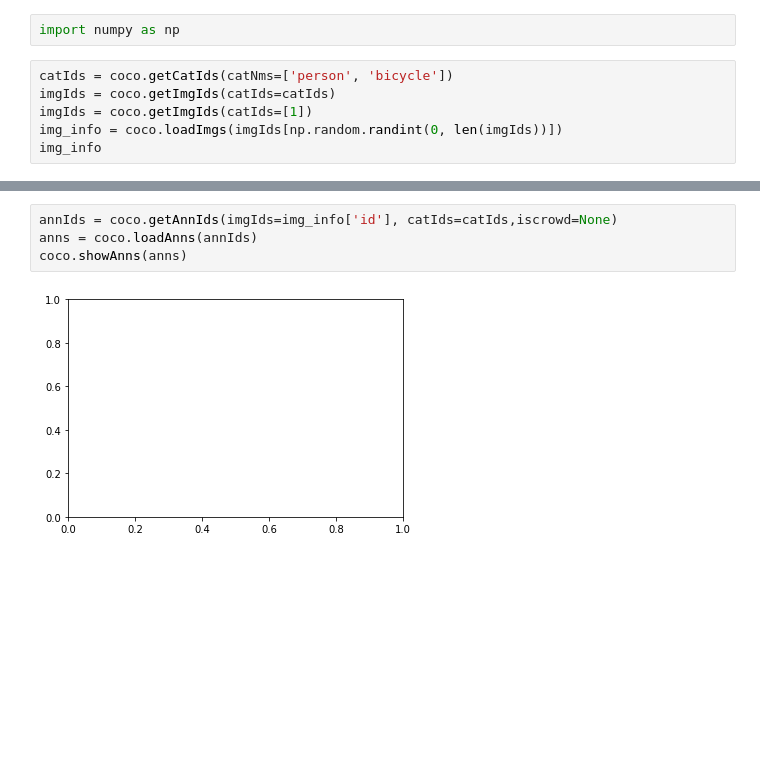
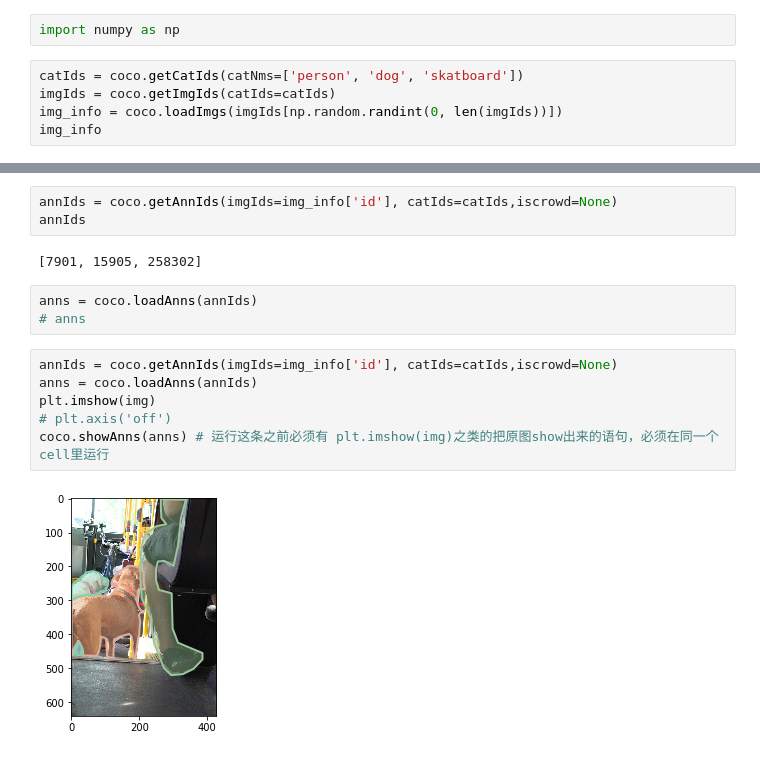
Before and after one commit to rg4sun/COCO_ABC, a Jupyter notebook: glance_through_COCO.ipynb, the cells around one changed output, grey strips where cells are left out. Cells and saved outputs as stored; diff of their text form; blank space fills up the shorter version.

Commit message:
anns show！！

```diff
--- a/glance_through_COCO.ipynb
+++ b/glance_through_COCO.ipynb
@@ -186,9 +186,8 @@ catIds
 # %%
 import numpy as np
 # %%
-catIds = coco.getCatIds(catNms=['person', 'bicycle'])
+catIds = coco.getCatIds(catNms=['person', 'dog', 'skatboard'])
 imgIds = coco.getImgIds(catIds=catIds)
-imgIds = coco.getImgIds(catIds=[1])
 img_info = coco.loadImgs(imgIds[np.random.randint(0, len(imgIds))])
 img_info
 # %% [output]
@@ -225,6 +224,16 @@ plt.imshow(img)
 # %%
 annIds = coco.getAnnIds(imgIds=img_info['id'], catIds=catIds,iscrowd=None)
-anns = coco.loadAnns(annIds)
-coco.showAnns(anns)
+annIds
 # %% [output]
-[figure, removed]
+[7901, 15905, 258302]
+# %%
+anns = coco.loadAnns(annIds)
+# anns
+# %%
+annIds = coco.getAnnIds(imgIds=img_info['id'], catIds=catIds,iscrowd=None)
+anns = coco.loadAnns(annIds)
+plt.imshow(img)
+# plt.axis('off')
+coco.showAnns(anns) # 运行这条之前必须有 plt.imshow(img)之类的把原图show出来的语句，必须在同一个cell里运行
+# %% [output]
+[figure, added]
```
Also changed, not shown: parts of 6 cells of this notebook.
